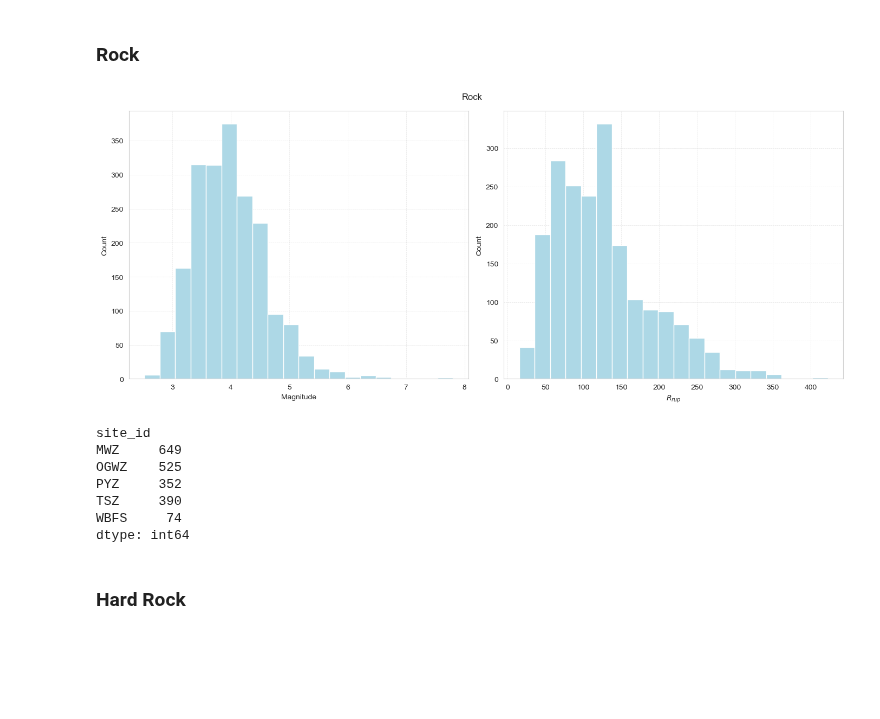
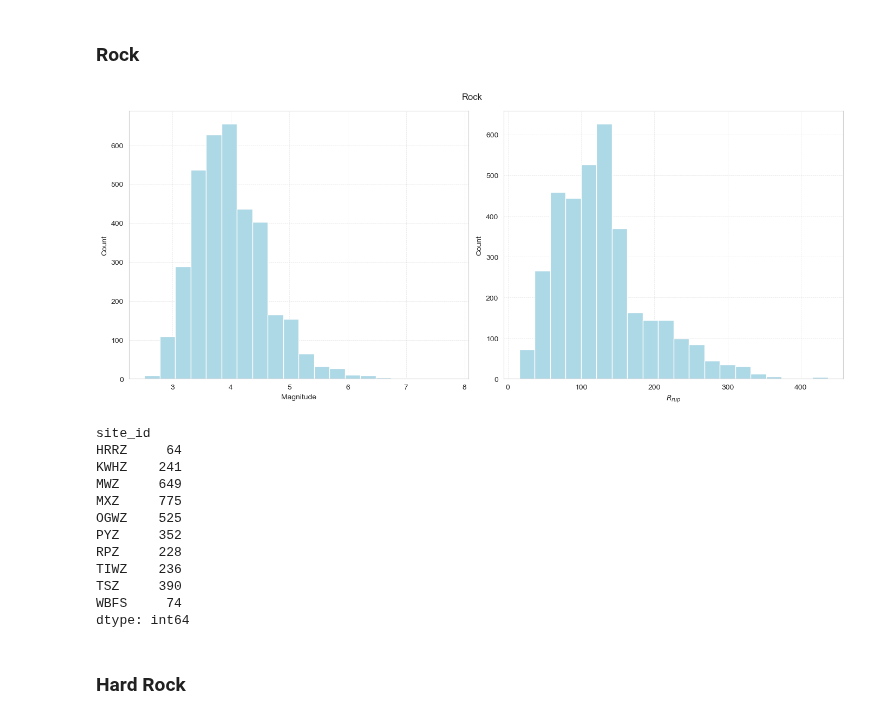
Before and after one commit to claudio525/post_event_gm_gnn, a Jupyter notebook: sim_ranking/explore/gnn/val_site_selection.ipynb, the cells around one changed output. Drawn from its saved outputs; the diff is of its cells as text; code cells hidden in the pictures; blank space fills up the shorter version.

```diff
--- a/sim_ranking/explore/gnn/val_site_selection.ipynb
+++ b/sim_ranking/explore/gnn/val_site_selection.ipynb
@@ -183,20 +184,25 @@ dtype: int64
 # %%
 ### Rock
 np.random.seed(20)
-n_sites = 5
+n_sites = 10
 
 rock_sites = select_sites(site_df, "Rock", n_sites, top_n=50)
 rock_events = record_df.loc[record_df.site_id.isin(rock_sites)]
 vis_mag_rrup_dist(rock_sites, record_df, "Rock")
 # %% [output]
-[figure, old version]
+[figure, new version]
 # %%
 record_df.loc[record_df.site_id.isin(rock_sites)].groupby("site_id").size()
 # %% [output]
 site_id
+HRRZ     64
+KWHZ    241
 MWZ     649
+MXZ     775
 OGWZ    525
 PYZ     352
+RPZ     228
+TIWZ    236
 TSZ     390
 WBFS     74
 dtype: int64
```
Also changed, not shown: parts of 11 cells of this notebook, 3 other files.
